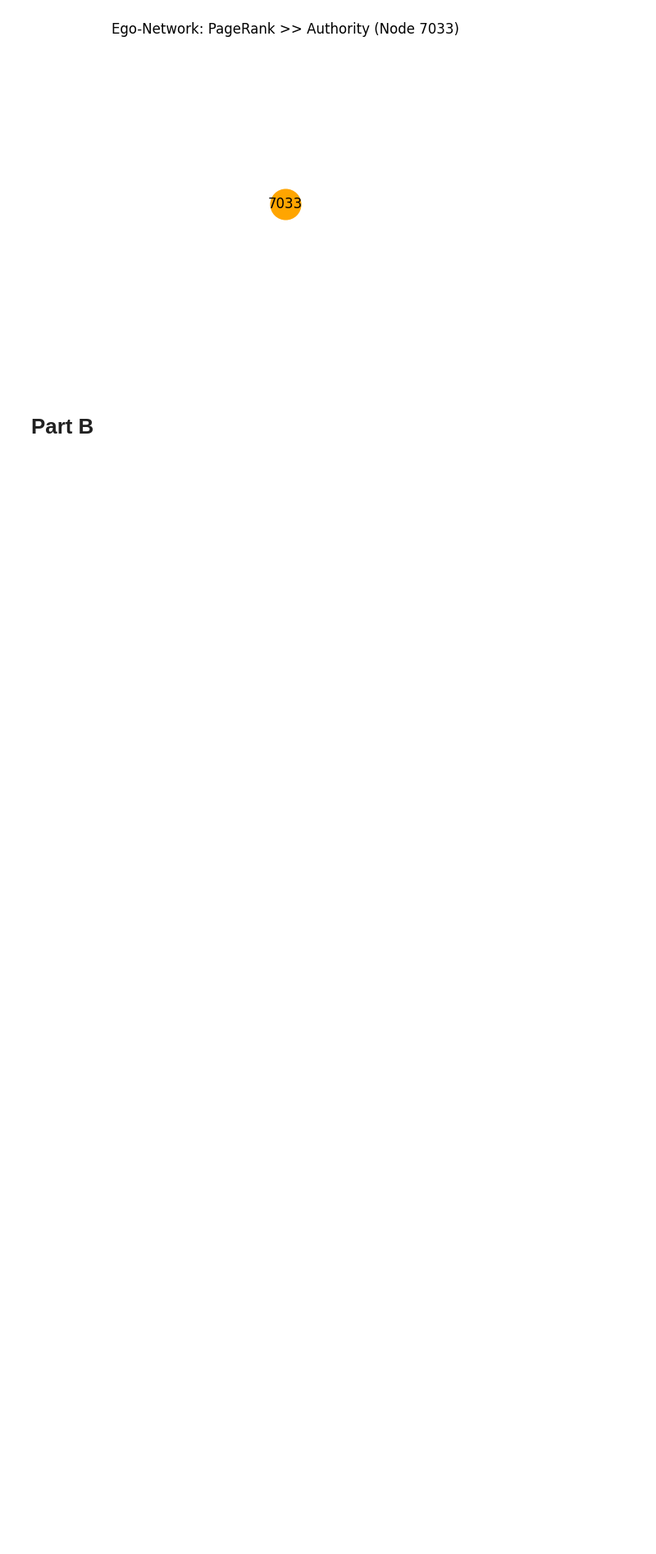
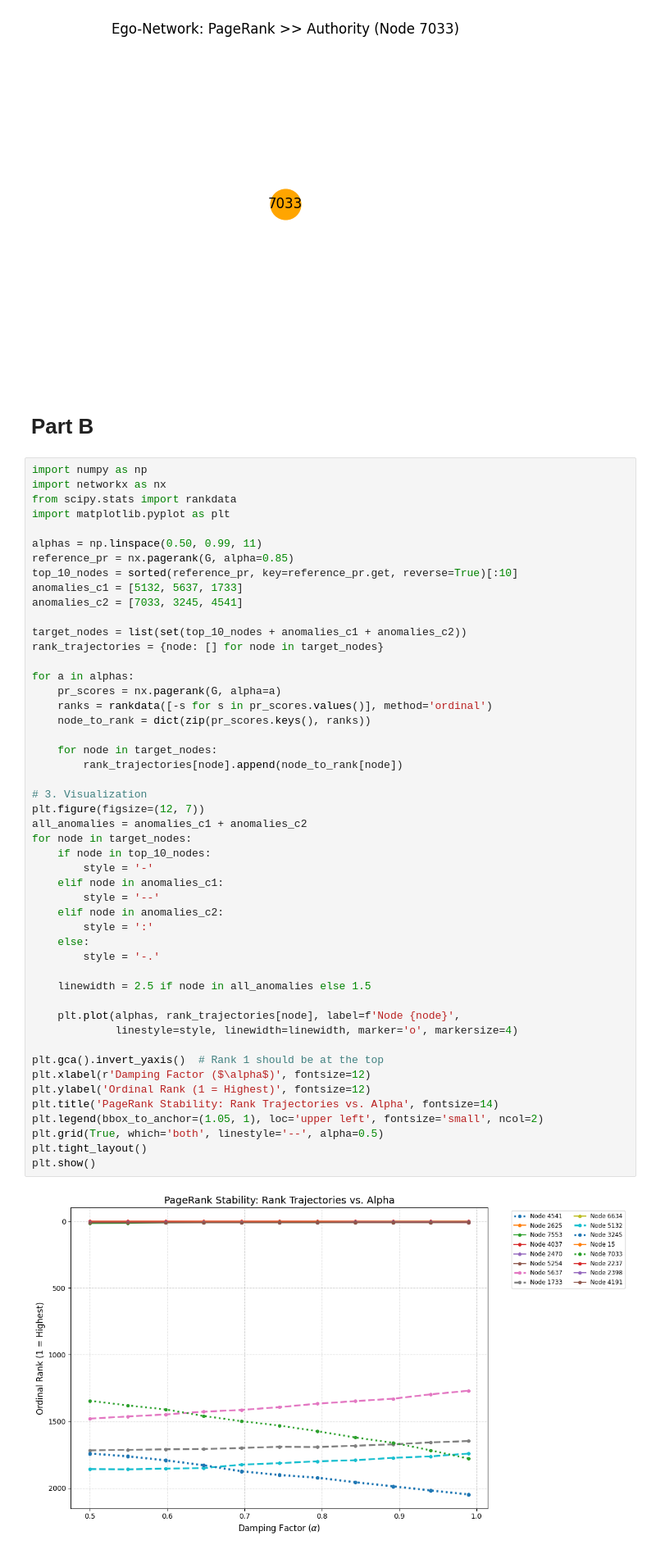
Before and after one commit to AnimateBow4809/UT-SN-HW2, a Jupyter notebook: q5.ipynb, the cells around one changed output. Shown at 82% size. Saved outputs shown, nothing was run; the diff lists cells and outputs as text; blank space fills up the shorter version.

```diff
--- a/q5.ipynb
+++ b/q5.ipynb
@@ -134,3 +134,54 @@ Node 4541 | PR Rank: 1960 | Auth Rank: 7112
 [figure]
 # %% [markdown]
 # Part B
+# %%
+import numpy as np
+import networkx as nx
+from scipy.stats import rankdata
+import matplotlib.pyplot as plt
+
+alphas = np.linspace(0.50, 0.99, 11)
+reference_pr = nx.pagerank(G, alpha=0.85)
+top_10_nodes = sorted(reference_pr, key=reference_pr.get, reverse=True)[:10]
+anomalies_c1 = [5132, 5637, 1733]
+anomalies_c2 = [7033, 3245, 4541]
+
+target_nodes = list(set(top_10_nodes + anomalies_c1 + anomalies_c2))
+rank_trajectories = {node: [] for node in target_nodes}
+
+for a in alphas:
+    pr_scores = nx.pagerank(G, alpha=a)
+    ranks = rankdata([-s for s in pr_scores.values()], method='ordinal')
+    node_to_rank = dict(zip(pr_scores.keys(), ranks))
+
+    for node in target_nodes:
+        rank_trajectories[node].append(node_to_rank[node])
+
+# 3. Visualization
+plt.figure(figsize=(12, 7))
+all_anomalies = anomalies_c1 + anomalies_c2
+for node in target_nodes:
+    if node in top_10_nodes:
+        style = '-'
+    elif node in anomalies_c1:
+        style = '--'
+    elif node in anomalies_c2:
+        style = ':'
+    else:
+        style = '-.'
+
+    linewidth = 2.5 if node in all_anomalies else 1.5
+
+    plt.plot(alphas, rank_trajectories[node], label=f'Node {node}',
+             linestyle=style, linewidth=linewidth, marker='o', markersize=4)
+
+plt.gca().invert_yaxis()  # Rank 1 should be at the top
+plt.xlabel(r'Damping Factor ($\alpha$)', fontsize=12)
+plt.ylabel('Ordinal Rank (1 = Highest)', fontsize=12)
+plt.title('PageRank Stability: Rank Trajectories vs. Alpha', fontsize=14)
+plt.legend(bbox_to_anchor=(1.05, 1), loc='upper left', fontsize='small', ncol=2)
+plt.grid(True, which='both', linestyle='--', alpha=0.5)
+plt.tight_layout()
+plt.show()
+# %% [output]
+[figure, added]
```
Also changed, not shown: 9 other files.
